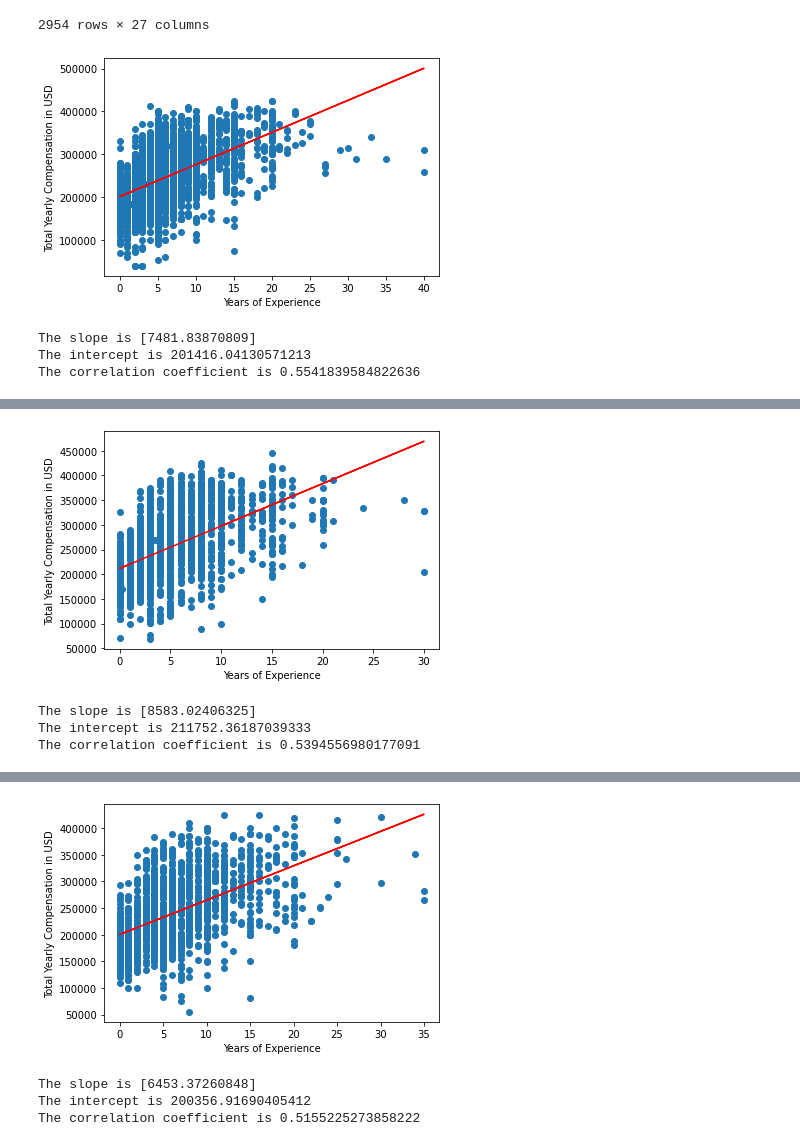
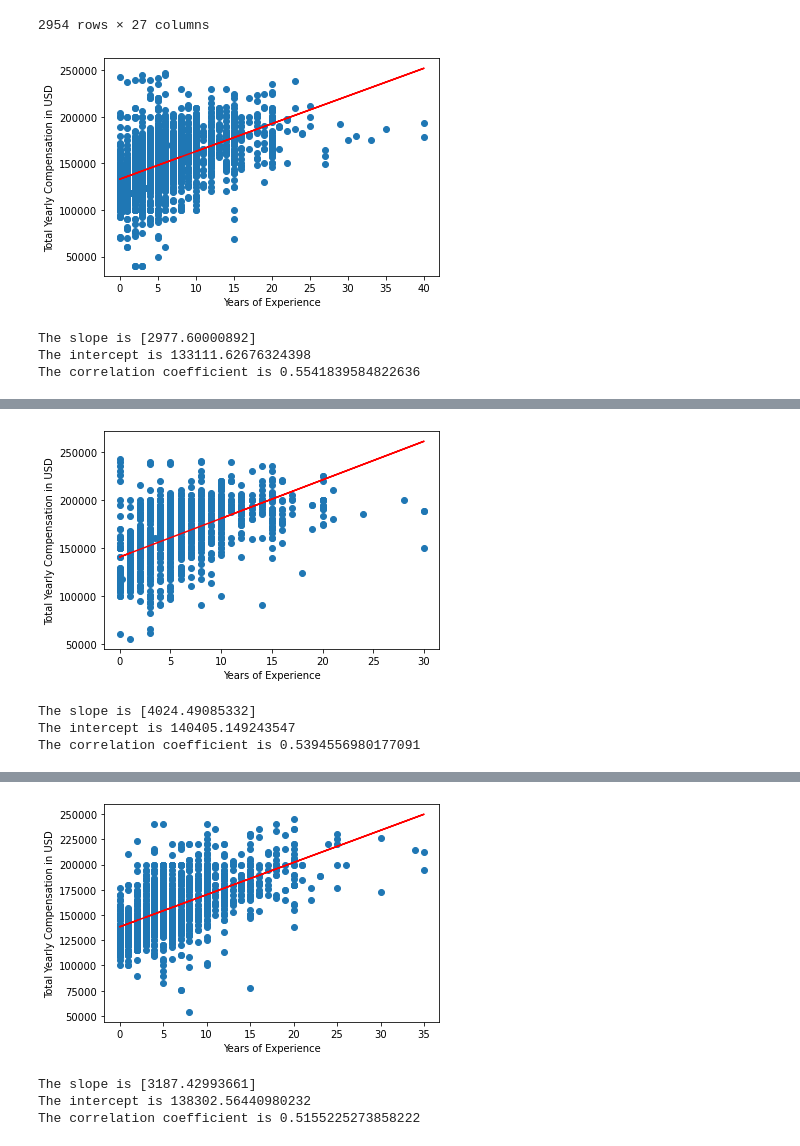
Before and after one commit to mgsrichard/Capstone-Project, a Jupyter notebook: Linear model testing.ipynb, the cells around one changed output, grey strips where cells are left out. Saved outputs shown, nothing was run; the diff lists cells and outputs as text; code cells hidden in the pictures.

```diff
--- a/Linear model testing.ipynb
+++ b/Linear model testing.ipynb
@@ -320,11 +332,11 @@ google_df
 | 44718 | 2018-09-09 11:52:00 | Google | Software Engineer | 327000 | 10.0 | 1.0 | 155000 | ... |
 2954 rows × 27 columns
 # %%
-simple_regression(google_df)
+simple_regression_base(google_df)
 # %% [output]
-[figure, old version]
+[figure, new version]
-The slope is [7481.83870809]
-The intercept is 201416.04130571213
+The slope is [2977.60000892]
+The intercept is 133111.62676324398
 The correlation coefficient is 0.5541839584822636
 # %%
 facebook_df = salaries_df.loc[salaries_df['company']=="Facebook"]
@@ -344,11 +356,11 @@ facebook_df
 | 44677 | 2018-07-19 19:02:00 | Facebook | Software Engineer | 350000 | 10.0 | 1.0 | 180000 | ... |
 1761 rows × 27 columns
 # %%
-simple_regression(facebook_df)
+simple_regression_base(facebook_df)
 # %% [output]
-[figure, old version]
+[figure, new version]
-The slope is [8583.02406325]
-The intercept is 211752.36187039333
+The slope is [4024.49085332]
+The intercept is 140405.149243547
 The correlation coefficient is 0.5394556980177091
 # %%
 apple_df = salaries_df.loc[salaries_df['company']=="Apple"]
@@ -368,9 +380,9 @@ apple_df
 | 44685 | 2018-07-29 00:04:00 | Apple | Software Engineer | 175000 | 2.0 | 0.0 | 135000 | ... |
 1558 rows × 27 columns
 # %%
-simple_regression(apple_df)
+simple_regression_base(apple_df)
 # %% [output]
-[figure, old version]
+[figure, new version]
-The slope is [6453.37260848]
-The intercept is 200356.91690405412
+The slope is [3187.42993661]
+The intercept is 138302.56440980232
 The correlation coefficient is 0.5155225273858222
```
Also changed, not shown: parts of 3 cells of this notebook, 10 other files.
